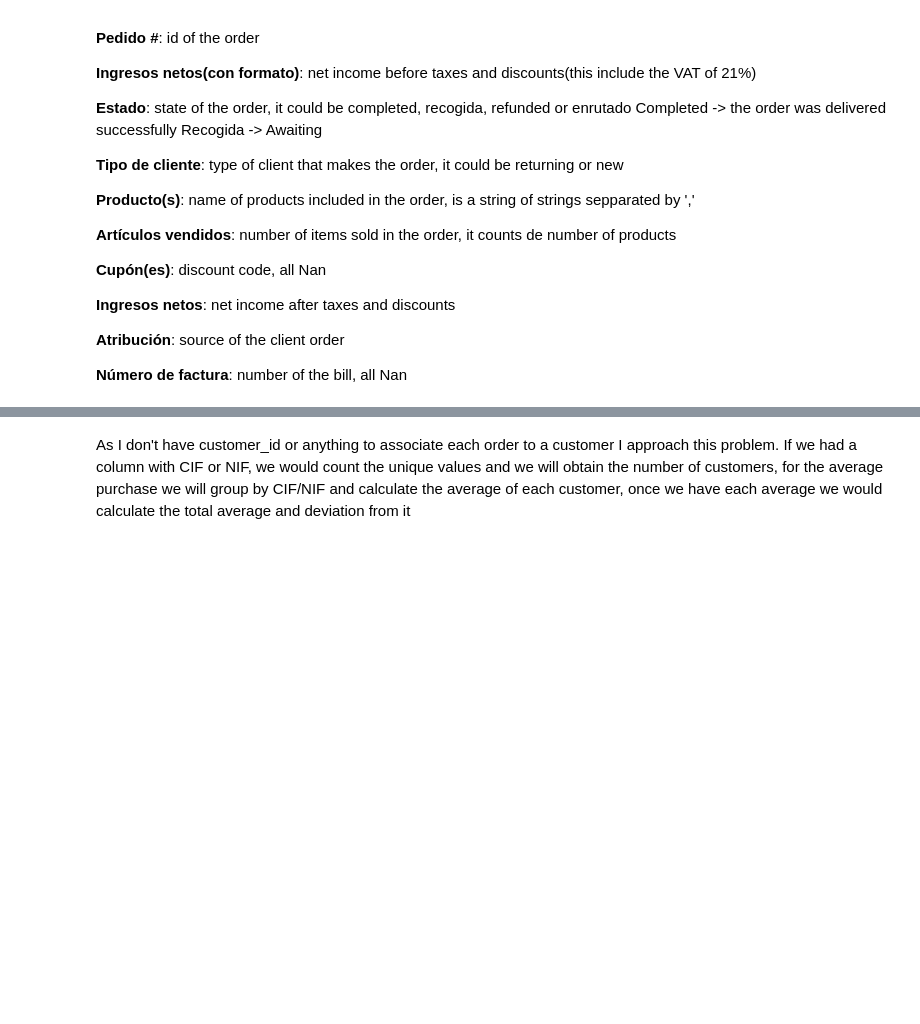
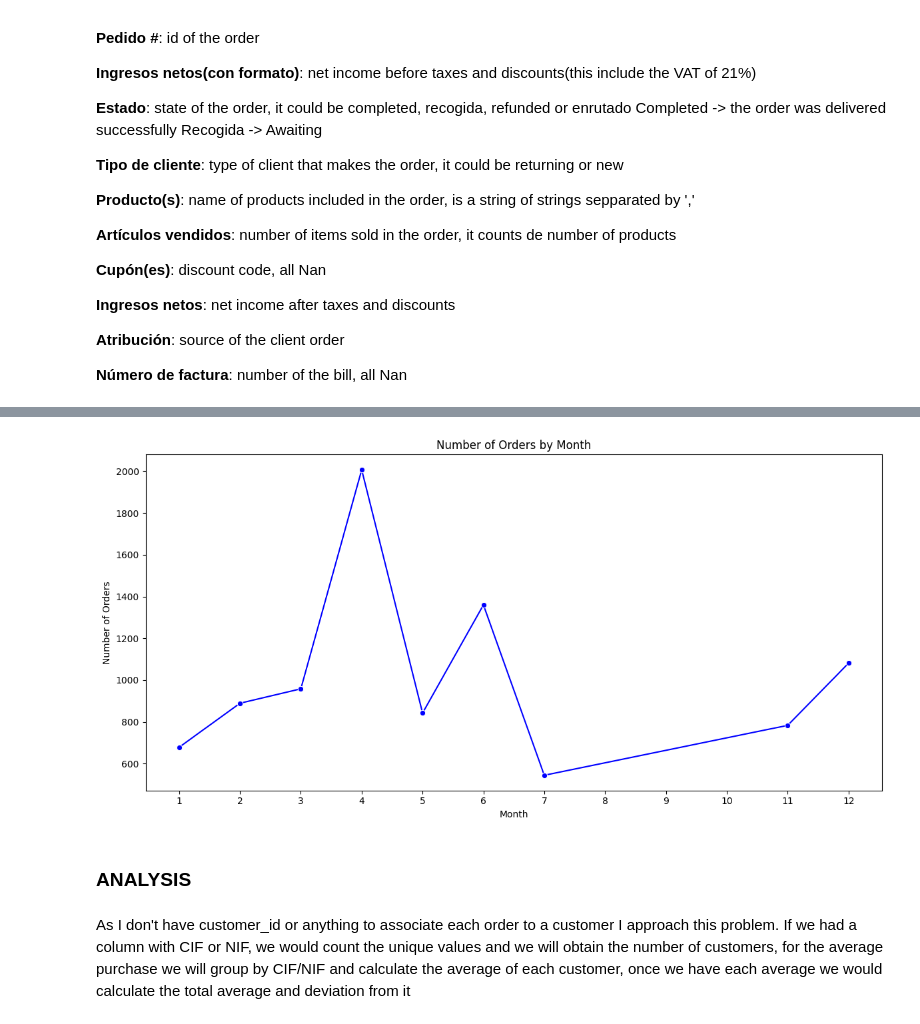
Before and after one commit to enricchust/entrevista_cyberclick, a Jupyter notebook: main.ipynb, the cells around one changed output, grey strips where cells are left out. Saved outputs shown, nothing was run; the diff lists cells and outputs as text; code cells hidden in the pictures; blank space fills up the shorter version.

```diff
--- a/main.ipynb
+++ b/main.ipynb
@@ -158,3 +176,19 @@ Recogida -> Awaiting
+# %%
+df_cleaned['Month'] = df_cleaned['Fecha'].dt.month
+orders_per_month = df_cleaned.groupby('Month').size()
+
+plt.figure(figsize=(12, 6))
+sns.lineplot(x=orders_per_month.index, y=orders_per_month.values, marker='o', color='b')
+plt.xlabel('Month')
+plt.ylabel('Number of Orders')
+plt.title('Number of Orders by Month')
+plt.xticks(range(1, 13))
+plt.tight_layout()
+plt.show()
+# %% [output]
+[figure, added]
+# %% [markdown]
+### ANALYSIS
 # %% [markdown]
 As I don't have customer_id or anything to associate each order to a customer I approach this problem.
 If we had a column with CIF or NIF, we would count the unique values and we will obtain the number of customers, for the average purchase we will group by CIF/NIF and calculate the average of each customer, once we have each average we would calculate the total average and deviation from it
```
Also changed, not shown: parts of 12 cells of this notebook.
